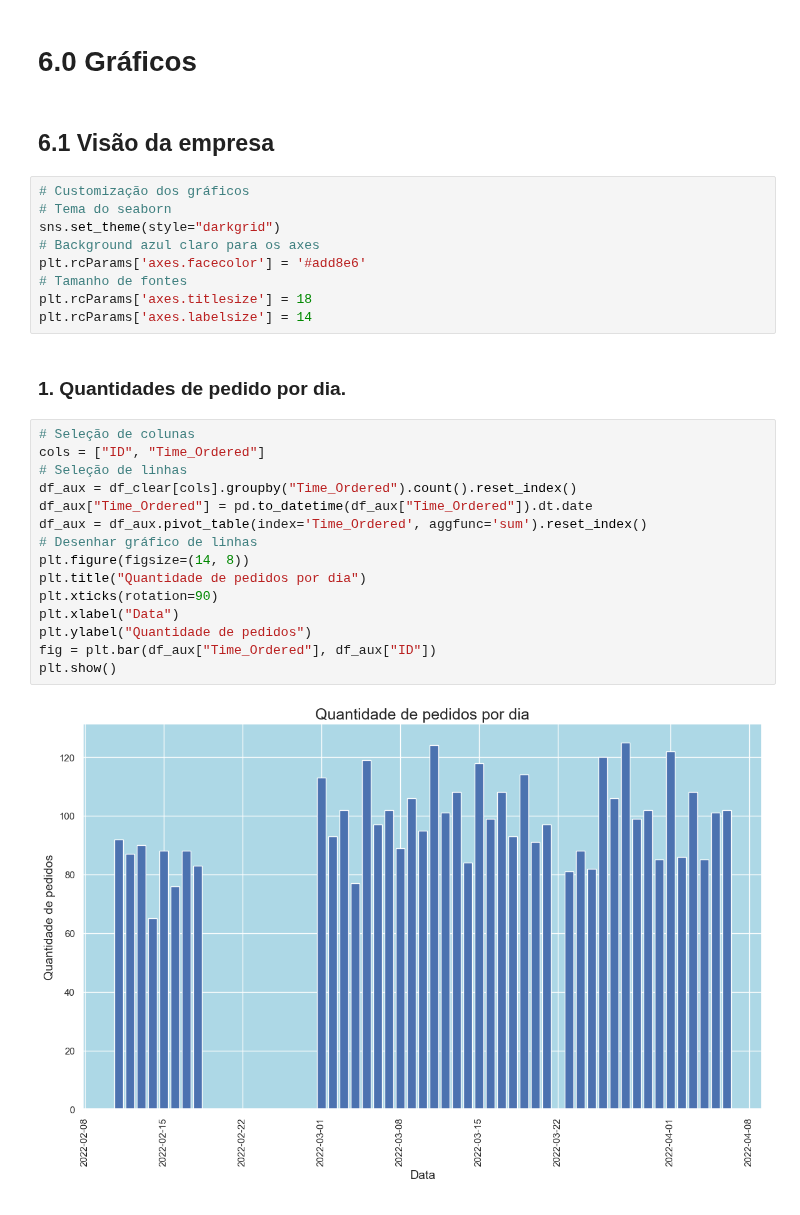
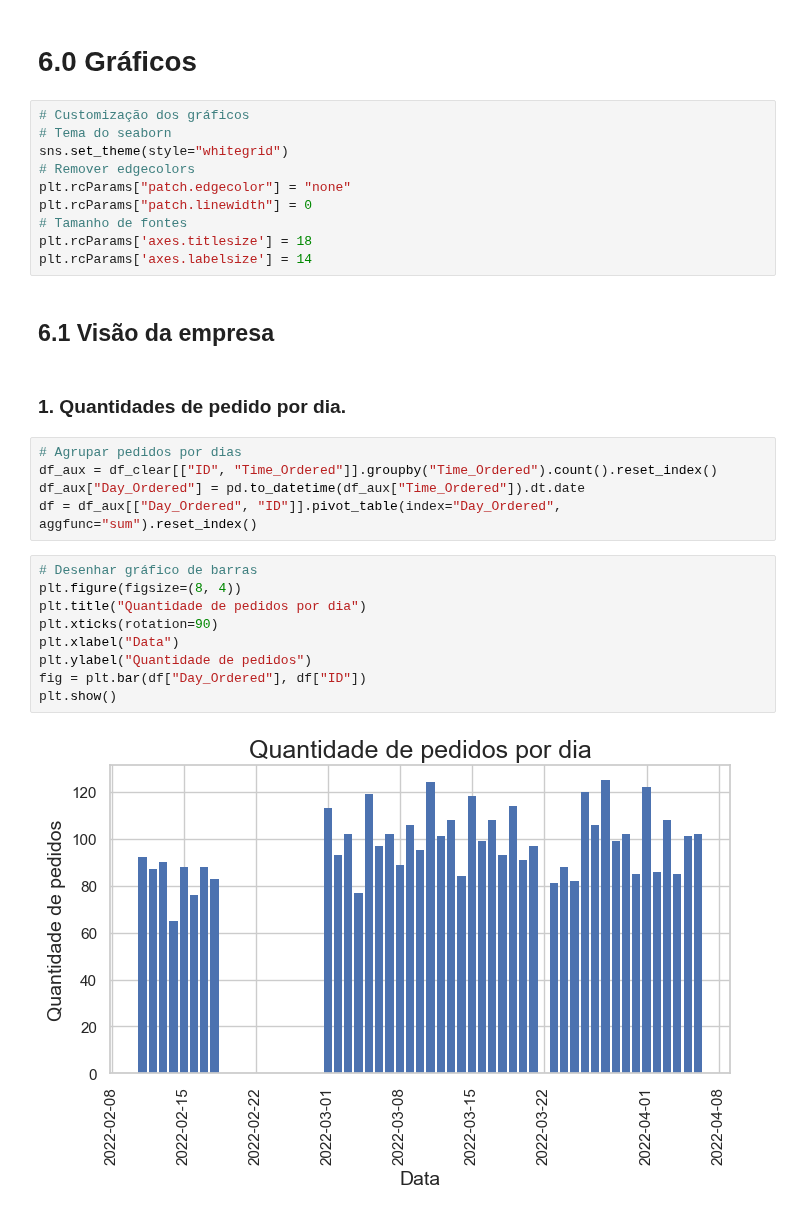
Before and after one commit to luc457x/CDS-PA, a Jupyter notebook: notebook.ipynb, the cells around one changed output. Saved outputs shown, nothing was run; the diff lists cells and outputs as text.

Commit message:
working: Gráficos

```diff
--- a/notebook.ipynb
+++ b/notebook.ipynb
@@ -841,33 +841,33 @@ Snack     5.0
 Name: Delivery_person_Ratings, dtype: float64
 # %% [markdown]
 # 6.0 Gráficos
-# %% [markdown]
-## 6.1 Visão da empresa
 # %%
 # Customização dos gráficos
 # Tema do seaborn
-sns.set_theme(style="darkgrid")
-# Background azul claro para os axes
-plt.rcParams['axes.facecolor'] = '#add8e6'
+sns.set_theme(style="whitegrid")
+# Remover edgecolors
+plt.rcParams["patch.edgecolor"] = "none"
+plt.rcParams["patch.linewidth"] = 0
 # Tamanho de fontes
 plt.rcParams['axes.titlesize'] = 18
 plt.rcParams['axes.labelsize'] = 14
+# %% [markdown]
+## 6.1 Visão da empresa
 # %% [markdown]
 ### 1. Quantidades de pedido por dia.
+# %%
+# Agrupar pedidos por dias
+df_aux = df_clear[["ID", "Time_Ordered"]].groupby("Time_Ordered").count().reset_index()
+df_aux["Day_Ordered"] = pd.to_datetime(df_aux["Time_Ordered"]).dt.date
+df = df_aux[["Day_Ordered", "ID"]].pivot_table(index="Day_Ordered", aggfunc="sum").reset_index()
 # %%
-# Seleção de colunas
-cols = ["ID", "Time_Ordered"]
-# Seleção de linhas
-df_aux = df_clear[cols].groupby("Time_Ordered").count().reset_index()
-df_aux["Time_Ordered"] = pd.to_datetime(df_aux["Time_Ordered"]).dt.date
-df_aux = df_aux.pivot_table(index='Time_Ordered', aggfunc='sum').reset_index()
-# Desenhar gráfico de linhas
-plt.figure(figsize=(14, 8))
+# Desenhar gráfico de barras
+plt.figure(figsize=(8, 4))
 plt.title("Quantidade de pedidos por dia")
 plt.xticks(rotation=90)
 plt.xlabel("Data")
 plt.ylabel("Quantidade de pedidos")
-fig = plt.bar(df_aux["Time_Ordered"], df_aux["ID"])
+fig = plt.bar(df["Day_Ordered"], df["ID"])
 plt.show()
 # %% [output]
-[figure, old version]
+[figure, new version]
```
Also changed, not shown: parts of 15 cells of this notebook.
